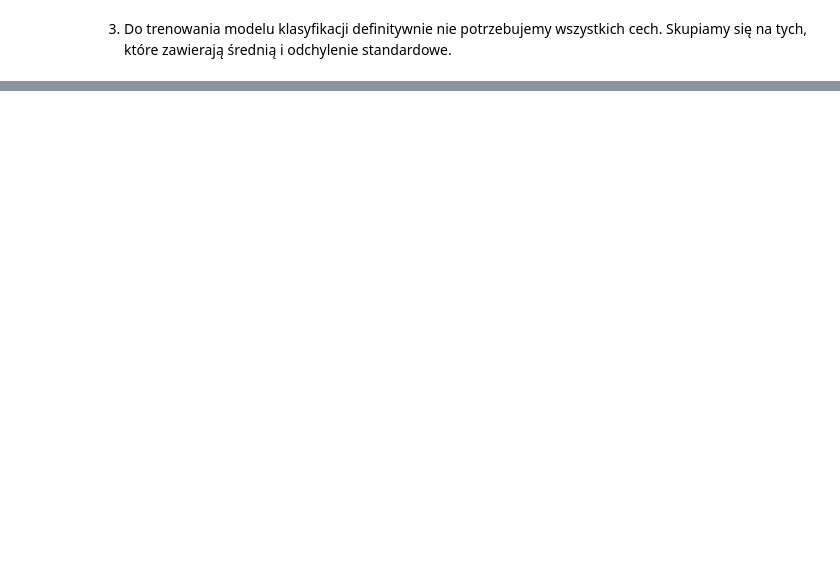
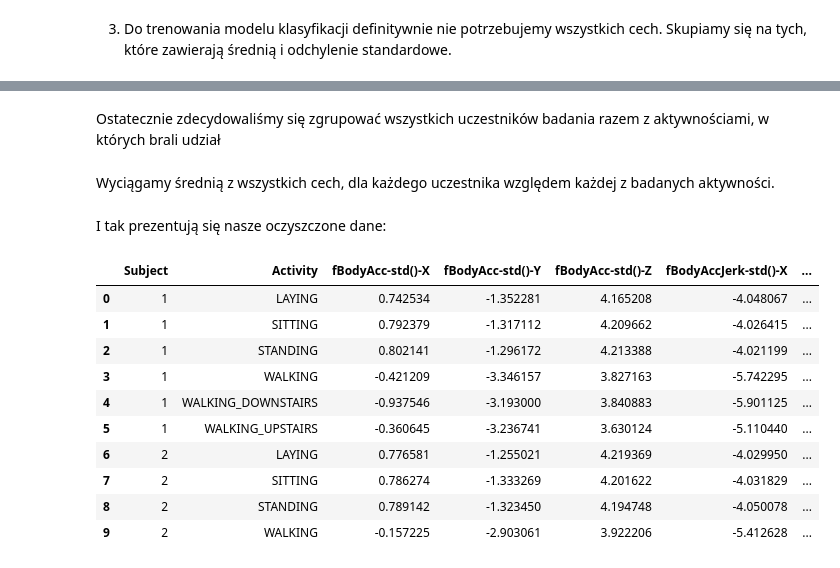
Before and after one commit to Bart63/BHL-2021-AI, a Jupyter notebook: print-u0001f40d.ipynb, the cells around one changed output, grey strips where cells are left out. Saved outputs shown, nothing was run; the diff lists cells and outputs as text; code cells hidden in the pictures; blank space fills up the shorter version.

```diff
--- a/print-u0001f40d.ipynb
+++ b/print-u0001f40d.ipynb
@@ -61,0 +95,7 @@ df.subject.nunique()
+# %%
+angle_cols = [col for col in df.columns if 'angle' in col or 'Angle' in col]
+energy_cols = [col for col in df.columns if 'energy' in col or 'Energy' in col]
+meanFreq_cols = [col for col in df.columns if 'meanFreq' in col]
+
+drop_cols = angle_cols + energy_cols + meanFreq_cols
+df = df.drop(drop_cols, axis=1)
@@ -61,0 +110,4 @@ df.subject.nunique()
+# %%
+df.insert(0, 'Activity', activity)
+df.insert(0, 'Subject', subject)
+df
@@ -61,0 +128,24 @@ df.subject.nunique()
+# %% [markdown]
+Ostatecznie zdecydowaliśmy się zgrupować wszystkich uczestników badania razem z aktywnościami, w których brali udział
+# %%
+grouped = df.groupby(['Subject', 'Activity'])
+# %% [markdown]
+Wyciągamy średnią z wszystkich cech, dla każdego uczestnika względem każdej z badanych aktywności.
+# %%
+df = grouped.mean().reset_index()
+# %% [markdown]
+I tak prezentują się nasze oczyszczone dane:
+# %%
+df.head(10)
+# %% [output]
+|  | Subject | Activity | fBodyAcc-std()-X | fBodyAcc-std()-Y | fBodyAcc-std()-Z | fBodyAccJerk-std()-X | ... |
+| 0 | 1 | LAYING | 0.742534 | -1.352281 | 4.165208 | -4.048067 | ... |
+| 1 | 1 | SITTING | 0.792379 | -1.317112 | 4.209662 | -4.026415 | ... |
+| 2 | 1 | STANDING | 0.802141 | -1.296172 | 4.213388 | -4.021199 | ... |
+| 3 | 1 | WALKING | -0.421209 | -3.346157 | 3.827163 | -5.742295 | ... |
+| 4 | 1 | WALKING_DOWNSTAIRS | -0.937546 | -3.193000 | 3.840883 | -5.901125 | ... |
+| 5 | 1 | WALKING_UPSTAIRS | -0.360645 | -3.236741 | 3.630124 | -5.110440 | ... |
+| 6 | 2 | LAYING | 0.776581 | -1.255021 | 4.219369 | -4.029950 | ... |
+| 7 | 2 | SITTING | 0.786274 | -1.333269 | 4.201622 | -4.031829 | ... |
+| 8 | 2 | STANDING | 0.789142 | -1.323450 | 4.194748 | -4.050078 | ... |
+| 9 | 2 | WALKING | -0.157225 | -2.903061 | 3.922206 | -5.412628 | ... |
```
Also changed, not shown: parts of 17 cells of this notebook.
